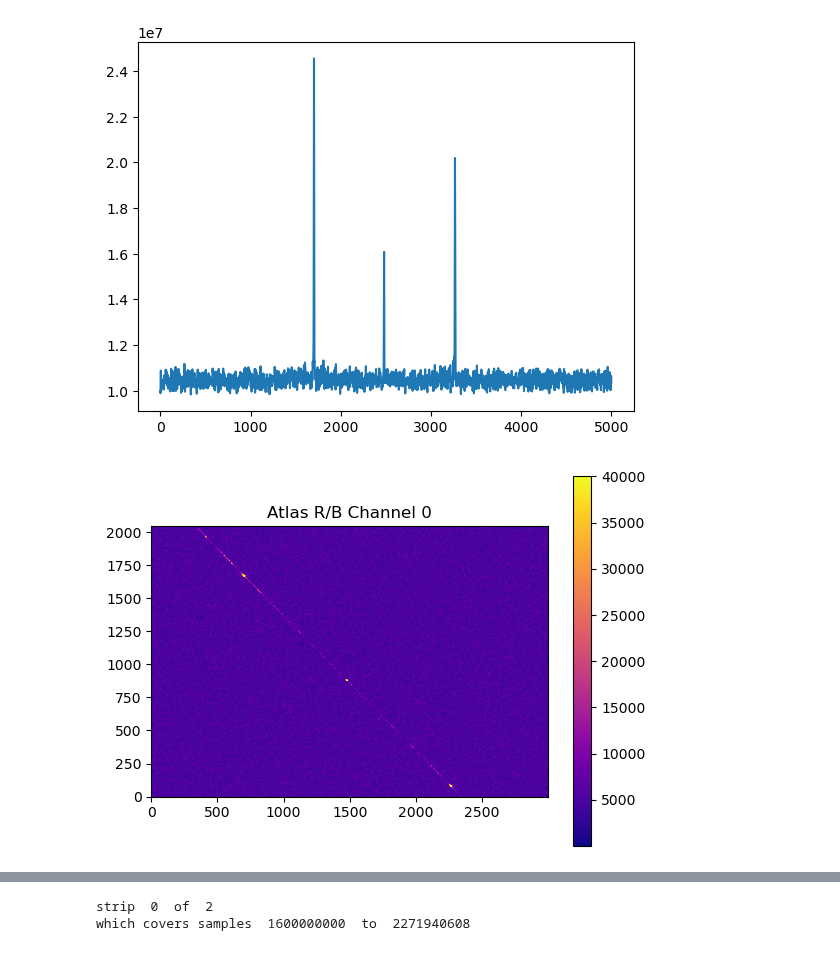
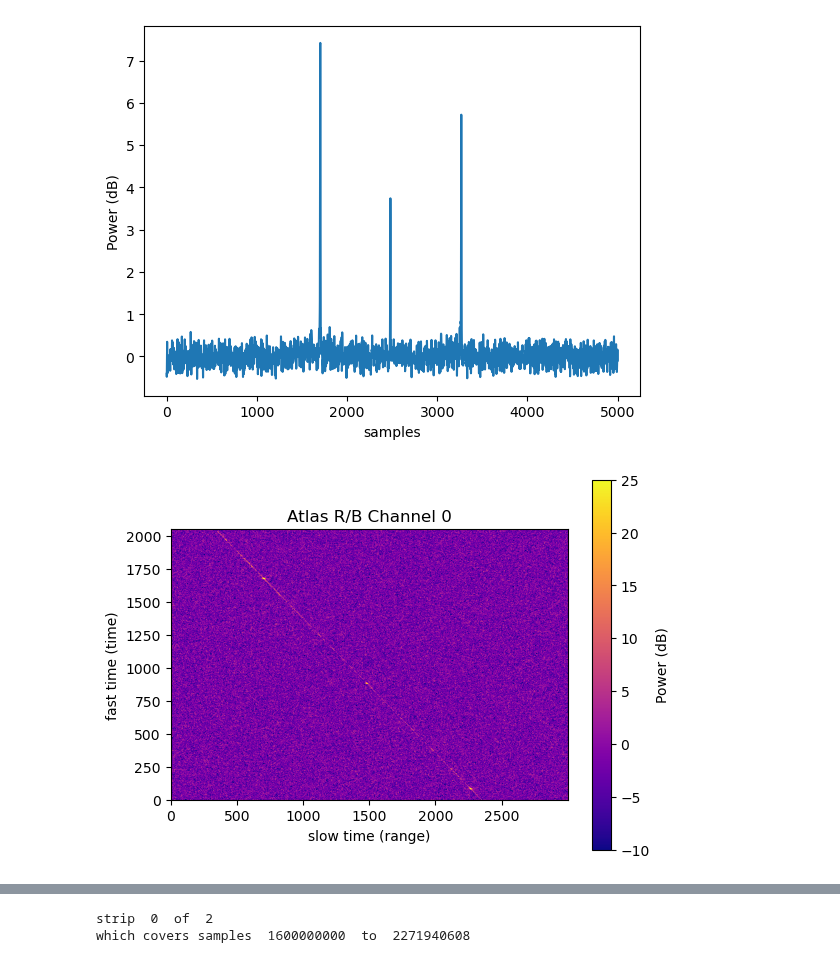
Before and after one commit to phoeberyder/atlas_rb, a Jupyter notebook: atlas_rb.ipynb, the cells around one changed output, grey strips where cells are left out. Saved outputs shown, nothing was run; the diff lists cells and outputs as text; code cells hidden in the pictures.

```diff
--- a/atlas_rb.ipynb
+++ b/atlas_rb.ipynb
@@ -128,16 +136,25 @@ spec = np.sum(power, axis=0)
 # %%
 #incoherent sum
-plt.plot(spec[133000:138000], label='Ch 0')
+plt.plot(signal_dB[133000:138000], label='Ch 0')
+plt.xlabel('samples')
+plt.ylabel('Power (dB)')
 plt.show()
 # %% [output]
-[figure, old version]
+[figure, new version]
+# %%
+noise = np.median(power)
+signal = power/noise
+signal_dB = 20*np.log10(signal)
 # %%
 #rti
-plt.imshow(power[:, 134000:137000], vmax = 4e4, cmap = 'plasma', origin='lower')
+plt.imshow(signal_dB[:, 134000:137000], vmin=-10, vmax=25, cmap = 'plasma', origin='lower')
 plt.title('Atlas R/B Channel 0')
-plt.colorbar()
+cbar= plt.colorbar()
+cbar.set_label('Power (dB)', rotation=90)
+plt.xlabel('slow time (range)')
+plt.ylabel('fast time (time)')
 plt.show()
 # %% [output]
-[figure, old version]
+[figure, new version]
 # %%
 r_i = []
```
Also changed, not shown: parts of 19 cells of this notebook.
